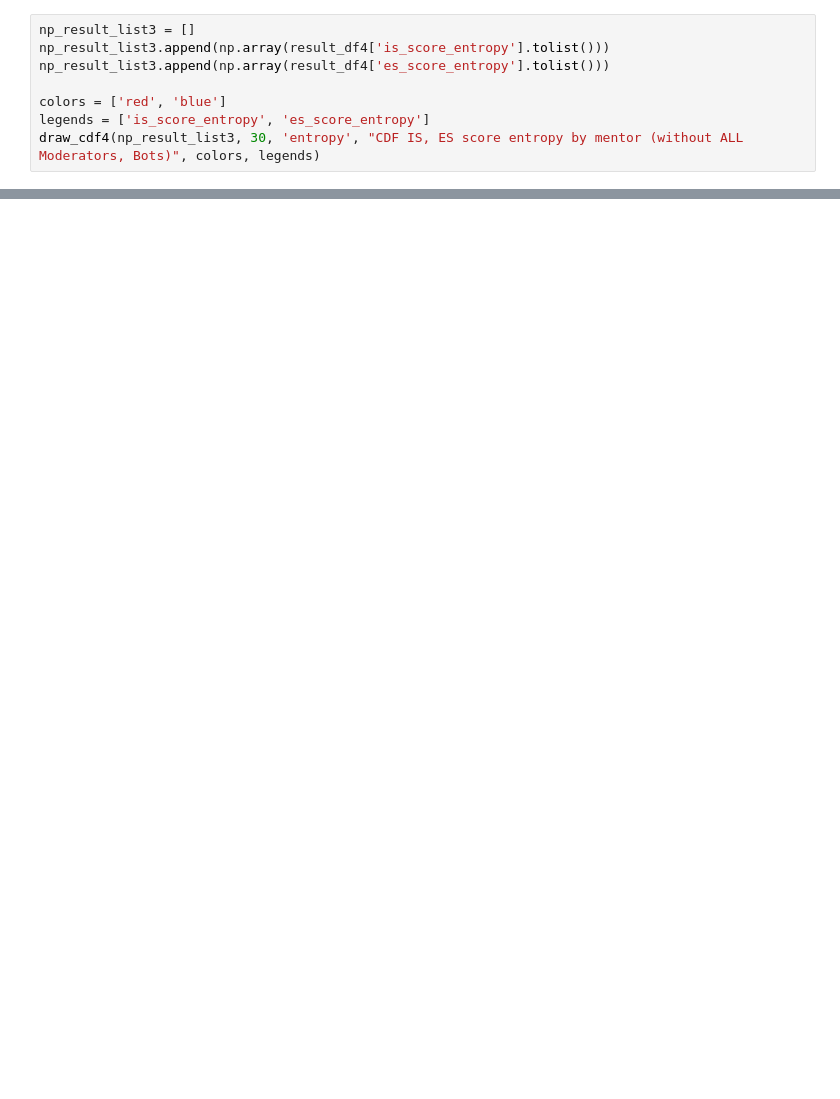
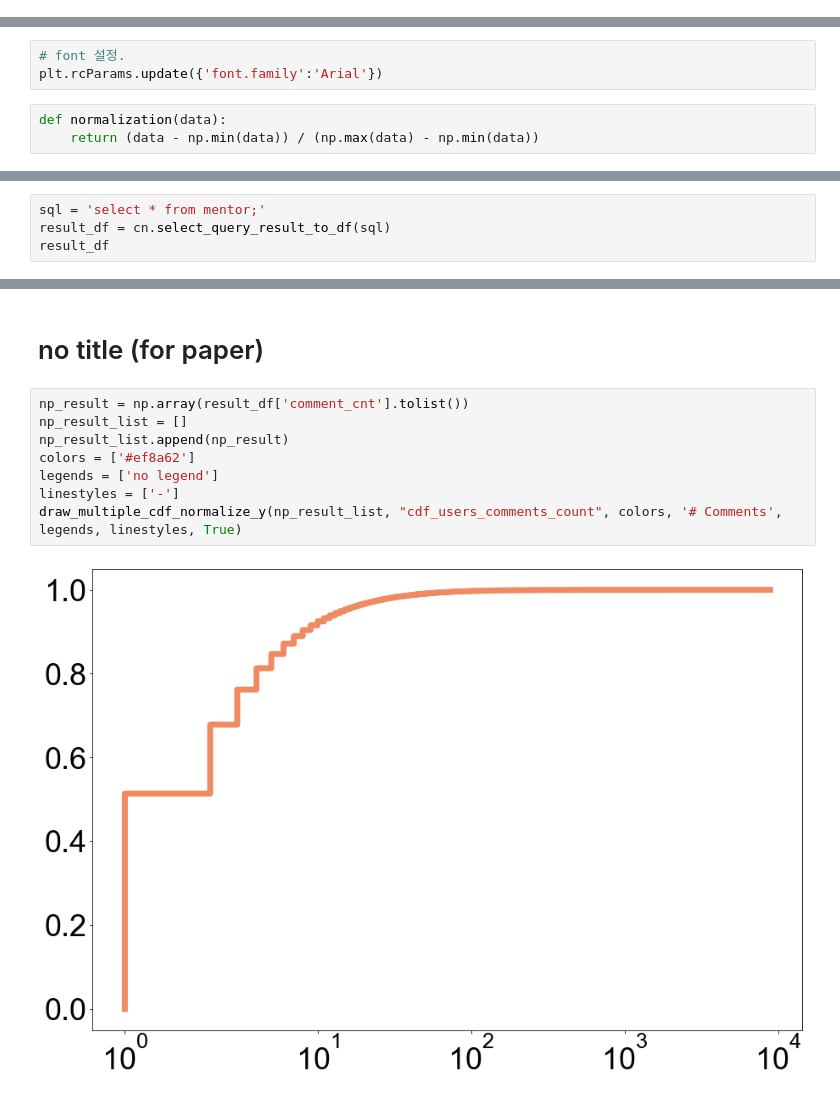
Before and after one commit to tr0up2r/plotting-and-graph-analysis, a Jupyter notebook: cdf.ipynb, the cells around one changed output, grey strips where cells are left out. Drawn from its saved outputs; the diff is of its cells as text; blank space fills up the shorter version.

```diff
--- a/cdf.ipynb
+++ b/cdf.ipynb
@@ -258,8 +0,0 @@ result_df4
-# %%
-np_result_list3 = []
-np_result_list3.append(np.array(result_df4['is_score_entropy'].tolist()))
-np_result_list3.append(np.array(result_df4['es_score_entropy'].tolist()))
-
-colors = ['red', 'blue']
-legends = ['is_score_entropy', 'es_score_entropy']
-draw_cdf4(np_result_list3, 30, 'entropy', "CDF IS, ES score entropy by mentor (without ALL Moderators, Bots)", colors, legends)
@@ -317,0 +16,6 @@ No handles with labels found to put in legend.
+# %%
+# font 설정.
+plt.rcParams.update({'font.family':'Arial'})
+# %%
+def normalization(data):
+    return (data - np.min(data)) / (np.max(data) - np.min(data))
@@ -317,0 +61,4 @@ No handles with labels found to put in legend.
+# %%
+sql = 'select * from mentor;'
+result_df = cn.select_query_result_to_df(sql)
+result_df
@@ -317,0 +252,12 @@ No handles with labels found to put in legend.
+# %% [markdown]
+# no title (for paper)
+# %%
+np_result = np.array(result_df['comment_cnt'].tolist())
+np_result_list = []
+np_result_list.append(np_result)
+colors = ['#ef8a62']
+legends = ['no legend']
+linestyles = ['-']
+draw_multiple_cdf_normalize_y(np_result_list, "cdf_users_comments_count", colors, '# Comments', legends, linestyles, True)
+# %% [output]
+[figure, added]
```
Also changed, not shown: parts of 64 cells of this notebook, 21 other files.
